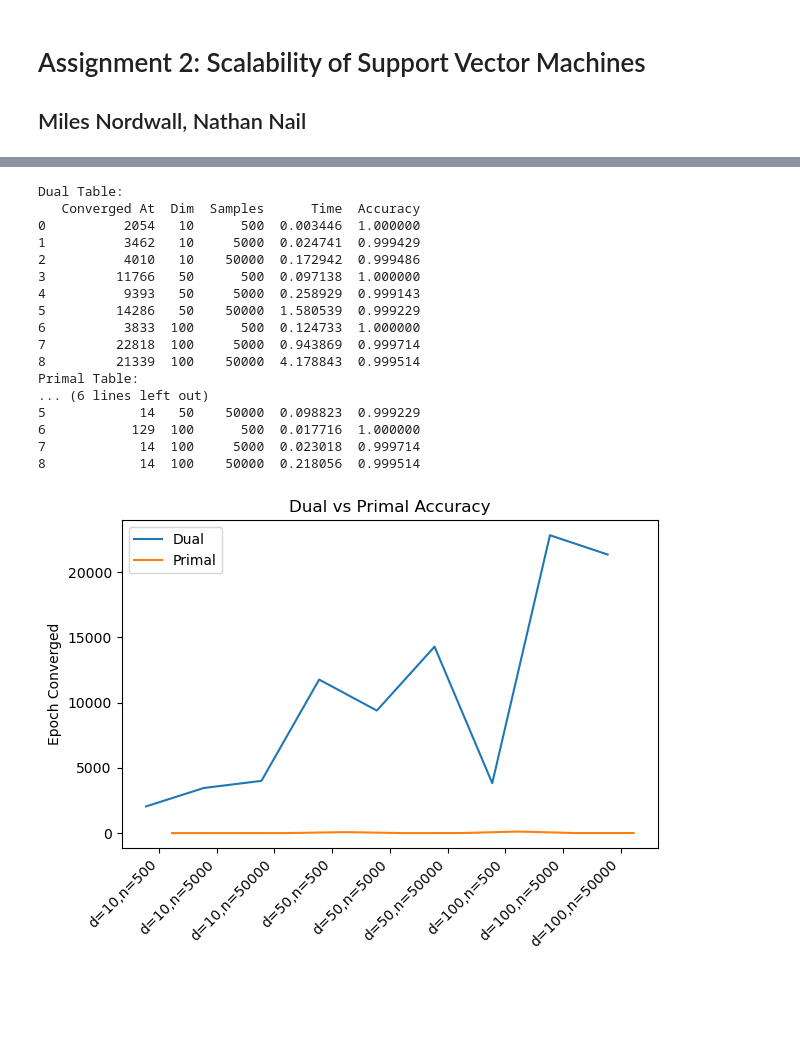
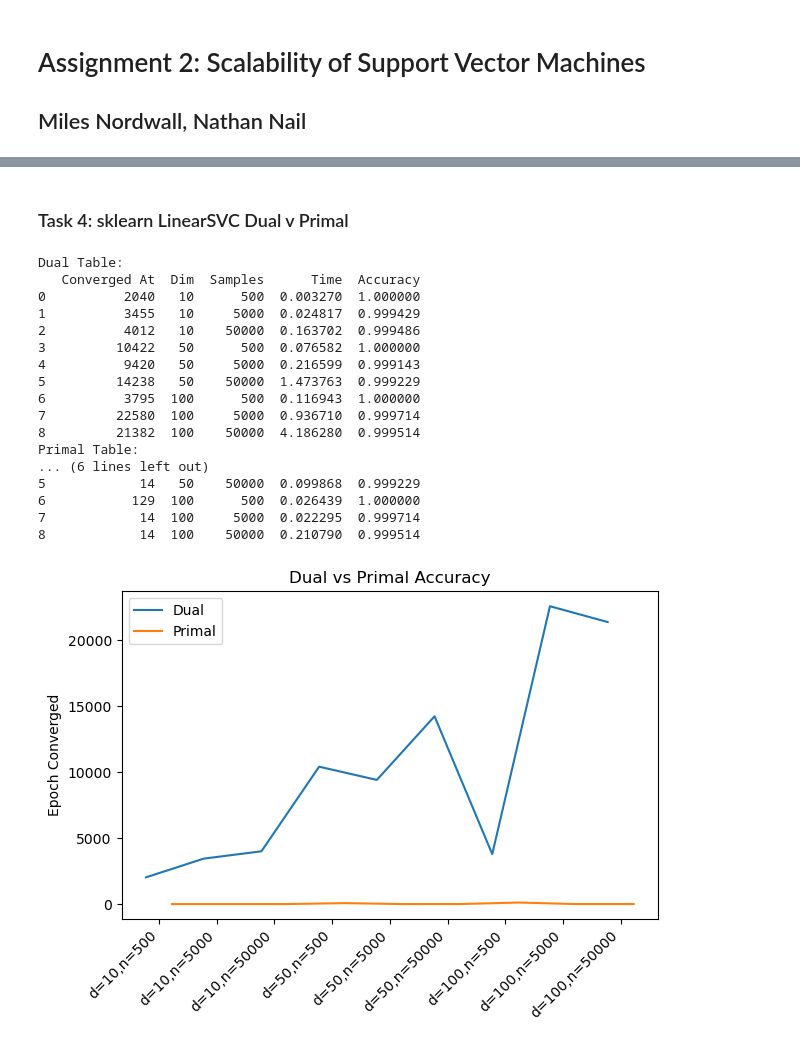
Before and after one commit to nnail0/429-hw2, a Jupyter notebook: linear_svc_mn.ipynb, the cells around one changed output, grey strips where cells are left out. Drawn from its saved outputs; the diff is of its cells as text; code cells hidden in the pictures; blank space fills up the shorter version.

```diff
--- a/linear_svc_mn.ipynb
+++ b/linear_svc_mn.ipynb
@@ -6,6 +10,7 @@ import numpy as np
 from datetime import datetime
 # %%
 NUM_ITER = 100
-ETA = 0.01
+SEED = 96
+ETA = 0.001
 EPOCHS = 50
 # %% [markdown]
@@ -13,7 +18,7 @@ EPOCHS = 50
 # %%
 class LinearSVC(object):
     """
-    Linear Support Vector Classifier
+    Linear Support Vector Classifier with SGD
     Params:
     eta (float) : Learning rate (between 0.0 and 1.0)
     n_iter (int) : Number of passes over the training dataset.
@@ -49,7 +54,7 @@ class LinearSVC(object):
         c_n = C /X.shape[0]
 
         for _ in range(self.n_iter):
-
+            #shuffle for SGD
             X, y = self._shuffle(X, y)
             epoch_losses = []
 
@@ -66,6 +71,8 @@ class LinearSVC(object):
                 else: #case 2
                     gd = self.w_
                 epoch_losses.append(Li)
+
+                #update weights and bias
                 self.w_ += self.eta* (-gd)
                 self.b_ += self.eta* b_update
             avg_loss = np.mean(epoch_losses)
@@ -88,6 +95,7 @@ class LinearSVC(object):
     def _update_weights(self, xi, y):
         """Calculate hinge loss then apply GD to L wrt w_"""
         y_hat = self.net_input(xi)
+
         Li = np.max(0, 1 - (y*y_hat))
         loss = c_n * (Li + (0.5 * (self.w_.shape[0])^2))
         self.w_ += self.w_ + self.eta - loss
@@ -184,8 +227,7 @@ def plot_decision_regions(X, y, classifier, test_idx=None,
 # %%
 #plotting the decision boundary found for linear svc on the Iris dataset
-svc = LinearSVC(n_iter=100, eta=0.001)
-X_train, X_test, Y_train, Y_test = make_classification(d=2,n=100,u=100,seed=96)
-
+svc = LinearSVC(n_iter=100, eta=ETA)
+X_train, X_test, Y_train, Y_test = make_classification(d=2,n=100,u=100,seed=SEED)
 
 svc_start = datetime.now()
 svc.fit(X_train, Y_train)
@@ -193,8 +235,7 @@ svc_end = datetime.now()
 SVC_t = (svc_end - svc_start).total_seconds() *1000
 
 plot_decision_regions(X_train, Y_train, classifier=svc)
-plt.title(f'LinearSVC - \n'
-          f'eta={ETA}, epochs={NUM_ITER}')
+plt.title(f'LinearSVC - \n')
 plt.xlabel('x - features')
 plt.ylabel('y - features')
 plt.legend(loc='upper left')
@@ -272,15 +330,6 @@ for l in errors:
+# %% [markdown]
+### Task 4: sklearn LinearSVC Dual v Primal
 # %%
-from sklearn.svm import LinearSVC as skSVC
-import time
-import numpy as np
-import pandas as pd
-
-from matplotlib import pyplot as plt
-
-"""
-
-"""
-
 import itertools
 
 n_dims = [10, 50, 100]
@@ -288,77 +337,83 @@ n_samples = [500, 5000, 50000]
 
 
 headers = ["Converged At","Dim","Samples","Time","Accuracy"]
+#rows for table that will display results from dual and primal models
 d_s_d = []
 d_s_p = []
+
+#arryas of the corresponding epoch the model converged
 conv_d = []
 conv_p = []
 
 
 for dims, samples in itertools.product(n_dims, n_samples):
-    X_train, X_test, Y_train, Y_test = make_classification(d=dims,n=samples,u=100,seed=96)
+    X_train, X_test, Y_train, Y_test = make_classification(d=dims,n=samples,u=100,seed=SEED)
 
+    #time and fit dual svc
     fit_start = time.clock_gettime(5)
     dual = skSVC(loss = "squared_hinge", dual = True, max_iter=50000, C=0.001)
     dual.fit(X = X_train, y = Y_train)
     fit_end = time.clock_gettime(5)
 
+    #time and fit primal svc
     fit_start_p = time.clock_gettime(5)
     primal = skSVC(loss = "squared_hinge", dual = False, max_iter=50000, C=0.001)
     primal.fit(X = X_train, y = Y_train)
     fit_end_p = time.clock_gettime(5)
 
+    #predict and get accuracy
     result_d = dual.predict(X_train)
     accuracy_d = dual.score(X_train, Y_train)
 
     result_p = primal.predict(X_train)
     accuracy_p = primal.score(X_train, Y_train)
 
-
+    #keep track of epoch converged at
     conv_d.append(dual.n_iter_)
     conv_p.append(primal.n_iter_)
 
-    #print([dual.n_iter_, dims, samples, fit_end - fit_start, accuracy_d])
-    #print([primal.n_iter_, dims, samples, fit_end_p - fit_start_p, accuracy_p])
 
-    d_s_d.append([dual.n_iter_, dims, samples, fit_end - fit_start, accuracy_d])  #drop in loss from first to last sample
-    d_s_p.append([primal.n_iter_, dims, samples, fit_end_p - fit_start_p, accuracy_p])  #drop in loss from first to last sample
+    d_s_d.append([dual.n_iter_, dims, samples, fit_end - fit_start, accuracy_d])
+    d_s_p.append([primal.n_iter_, dims, samples, fit_end_p - fit_start_p, accuracy_p])
 
+#print table data
 np.set_printoptions(suppress=True, precision=4)
 table_d = pd.DataFrame(d_s_d, columns=headers)
 table_p = pd.DataFrame(d_s_p, columns=headers)
 print("Dual Table:")
 print(table_d)
 print("Primal Table:")
 print(table_p)
 
+#show Converged Epoch v Model Params plot
 x = range(len(conv_d))
 labels = [f"d={d},n={n}" for d,n in itertools.product(n_dims, n_samples)]
 fig,axes = plt.subplots()
 axes.plot([i - (0.45)/2 for i in x], conv_d, label='Dual')
 axes.plot([i + (0.45)/2 for i in x], conv_p, label='Primal')
 axes.set_xticks(list(x))
 axes.set_xticklabels(labels, rotation=45, ha='right')
 axes.set_ylabel('Epoch Converged')
 axes.set_title('Dual vs Primal Accuracy')
 axes.legend()
 plt.tight_layout()
 plt.show()
 # %% [output]
 Dual Table:
    Converged At  Dim  Samples      Time  Accuracy
-0          2054   10      500  0.003446  1.000000
-1          3462   10     5000  0.024741  0.999429
-2          4010   10    50000  0.172942  0.999486
-3         11766   50      500  0.097138  1.000000
-4          9393   50     5000  0.258929  0.999143
-5         14286   50    50000  1.580539  0.999229
-6          3833  100      500  0.124733  1.000000
-7         22818  100     5000  0.943869  0.999714
-8         21339  100    50000  4.178843  0.999514
+0          2040   10      500  0.003270  1.000000
+1          3455   10     5000  0.024817  0.999429
+2          4012   10    50000  0.163702  0.999486
+3         10422   50      500  0.076582  1.000000
+4          9420   50     5000  0.216599  0.999143
+5         14238   50    50000  1.473763  0.999229
+6          3795  100      500  0.116943  1.000000
+7         22580  100     5000  0.936710  0.999714
+8         21382  100    50000  4.186280  0.999514
 Primal Table:
 ... (6 lines left out)
-5            14   50    50000  0.098823  0.999229
-6           129  100      500  0.017716  1.000000
-7            14  100     5000  0.023018  0.999714
-8            14  100    50000  0.218056  0.999514
+5            14   50    50000  0.099868  0.999229
+6           129  100      500  0.026439  1.000000
+7            14  100     5000  0.022295  0.999714
+8            14  100    50000  0.210790  0.999514
-[figure, old version]
+[figure, new version]
```
Also changed, not shown: parts of 15 cells of this notebook.
